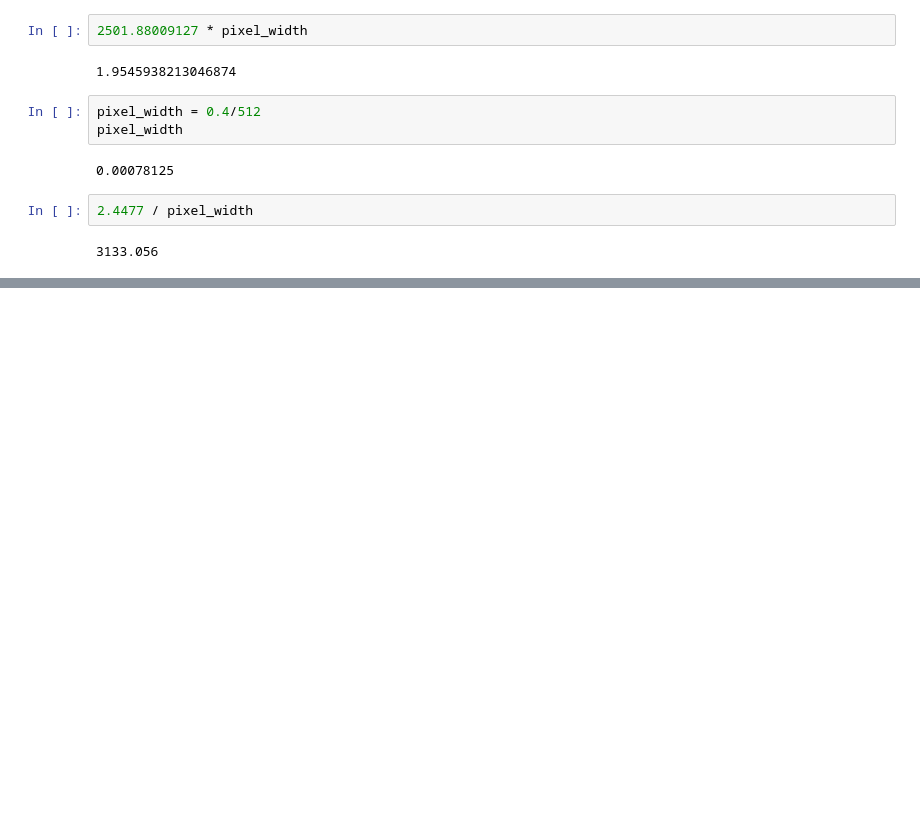
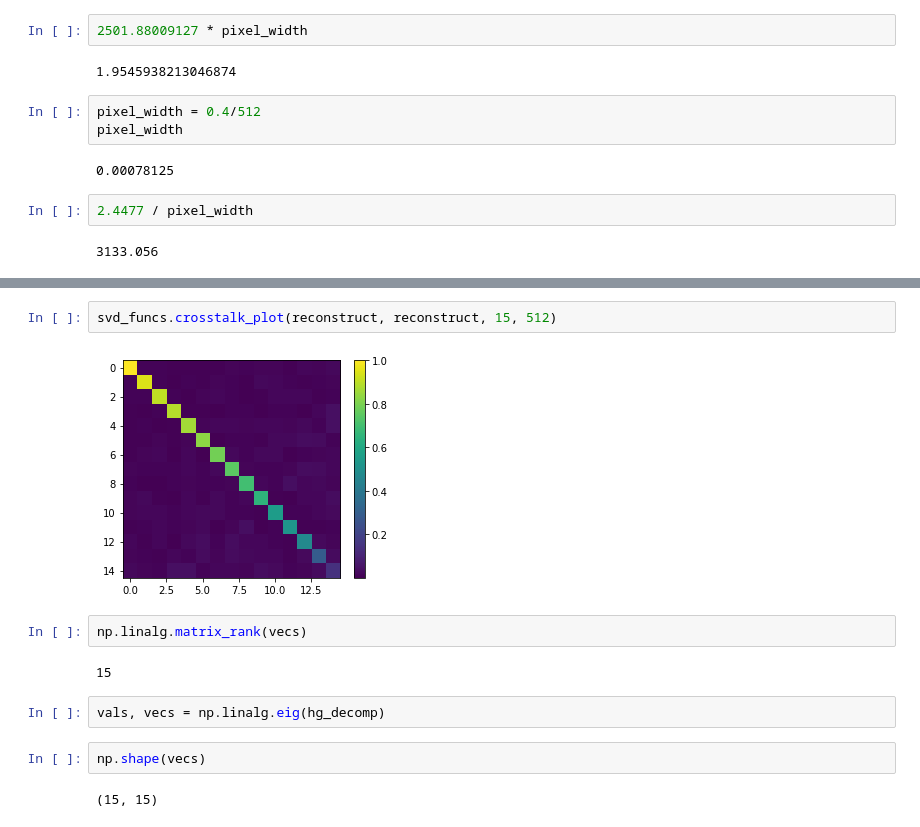
Before and after one commit to LennyHirsch/optical_turbulence_python, a Jupyter notebook: jupyter_scripts/svd__modes_test/tst_1.ipynb, the cells around one changed output, grey strips where cells are left out. Drawn from its saved outputs; the diff is of its cells as text; blank space fills up the shorter version.

Commit message:
Wavelength propagation crosstalk introduced

```diff
--- a/jupyter_scripts/svd__modes_test/tst_1.ipynb
+++ b/jupyter_scripts/svd__modes_test/tst_1.ipynb
@@ -623,0 +655,14 @@ pixel_width
+# %%
+svd_funcs.crosstalk_plot(reconstruct, reconstruct, 15, 512)
+# %% [output]
+[figure, added]
+# %%
+np.linalg.matrix_rank(vecs)
+# %% [output]
+15
+# %%
+vals, vecs = np.linalg.eig(hg_decomp)
+# %%
+np.shape(vecs)
+# %% [output]
+(15, 15)
```
Also changed, not shown: parts of 11 cells of this notebook, 10 other files.
